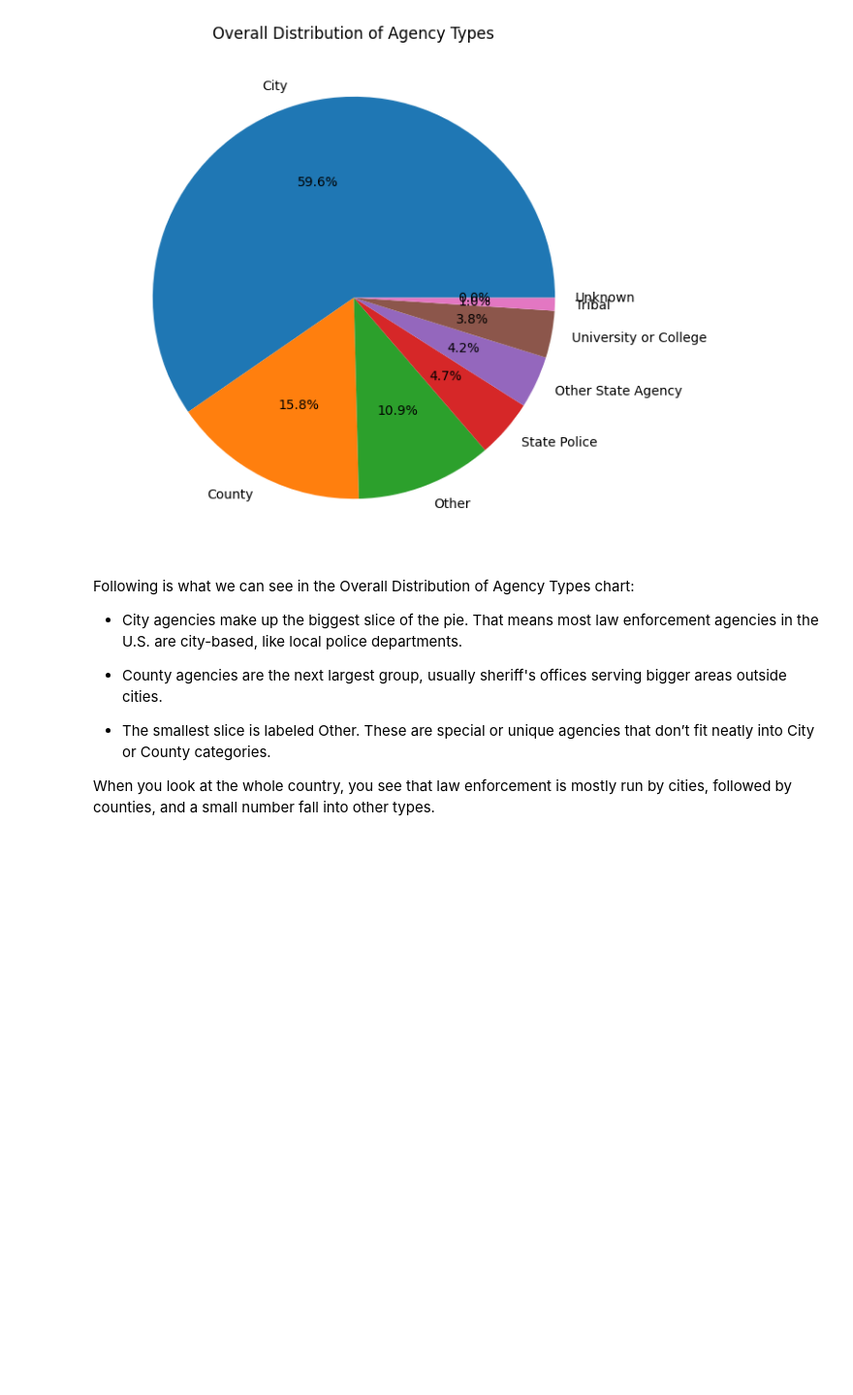
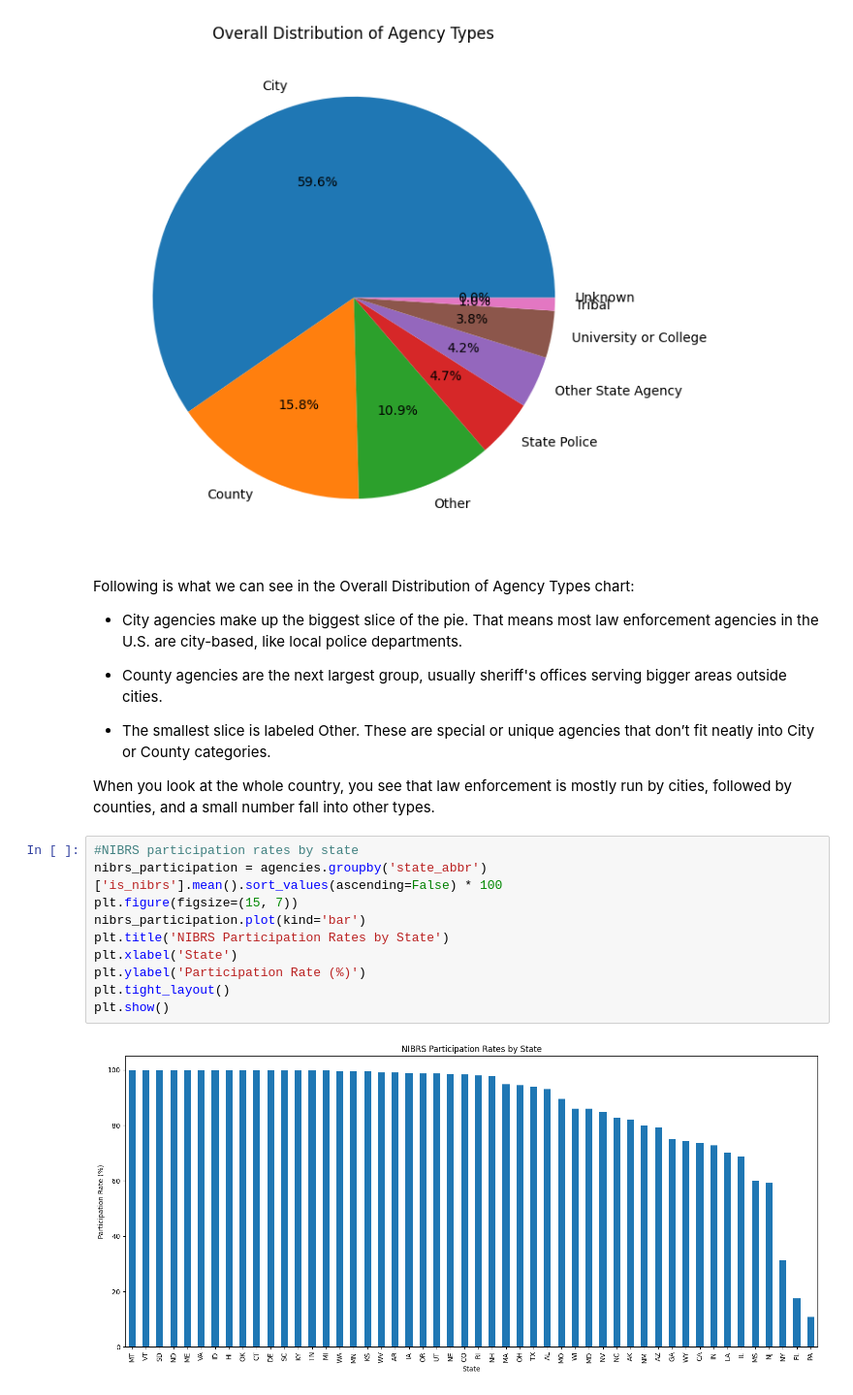
Before and after one commit to srinivasanpoonkundran/INFO-511-Project, a Jupyter notebook: fbi_crime_data_analysis.ipynb, the cells around one changed output. Shown at 97% size. Cells and saved outputs as stored; diff of their text form; blank space fills up the shorter version.

Commit message:
plotted NIBRS participation rates by state

```diff
--- a/fbi_crime_data_analysis.ipynb
+++ b/fbi_crime_data_analysis.ipynb
@@ -235,3 +235,15 @@ Following is what we can see in the Overall Distribution of Agency Types chart:
 -   The smallest slice is labeled Other. These are special or unique agencies that don’t fit neatly into City or County categories.
 
 When you look at the whole country, you see that law enforcement is mostly run by cities, followed by counties, and a small number fall into other types.
+# %%
+#NIBRS participation rates by state
+nibrs_participation = agencies.groupby('state_abbr')['is_nibrs'].mean().sort_values(ascending=False) * 100
+plt.figure(figsize=(15, 7))
+nibrs_participation.plot(kind='bar')
+plt.title('NIBRS Participation Rates by State')
+plt.xlabel('State')
+plt.ylabel('Participation Rate (%)')
+plt.tight_layout()
+plt.show()
+# %% [output]
+[figure, added]
```
Also changed, not shown: parts of 1 cell of this notebook.
